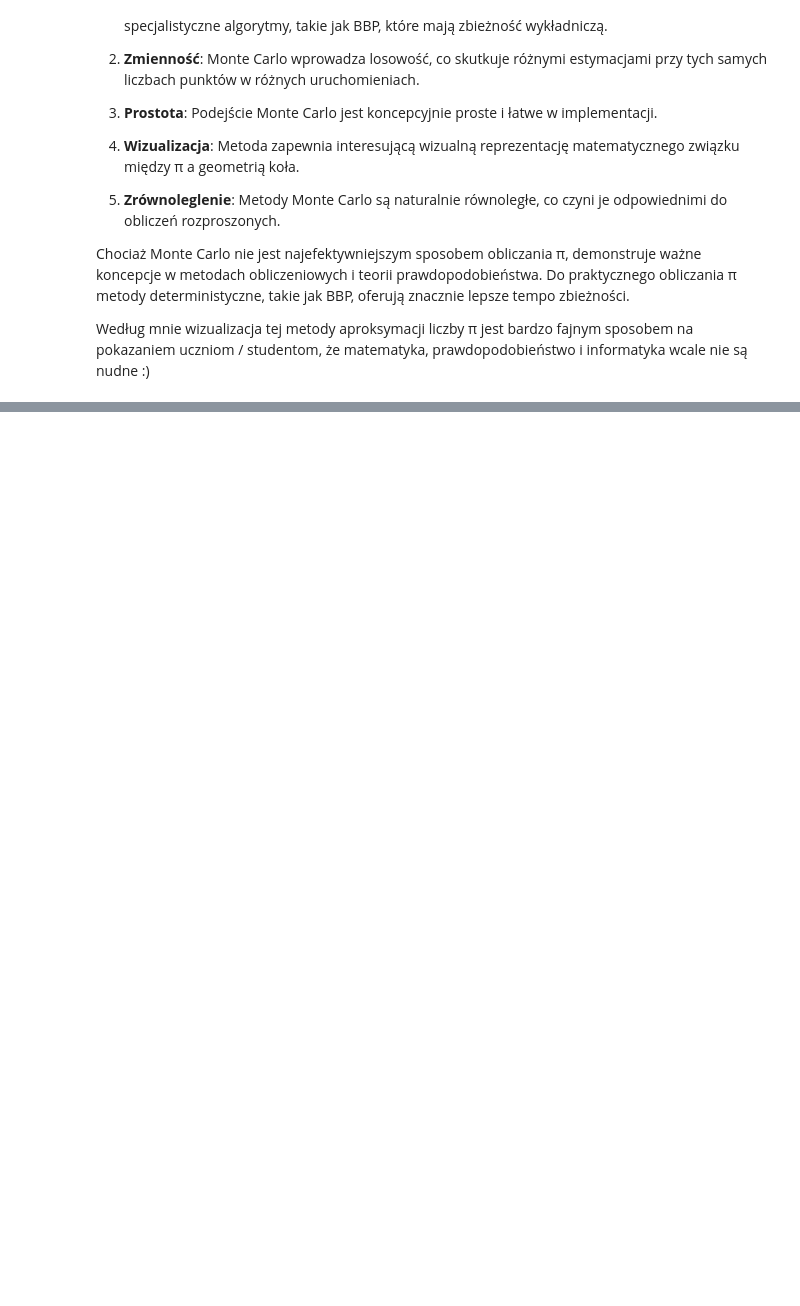
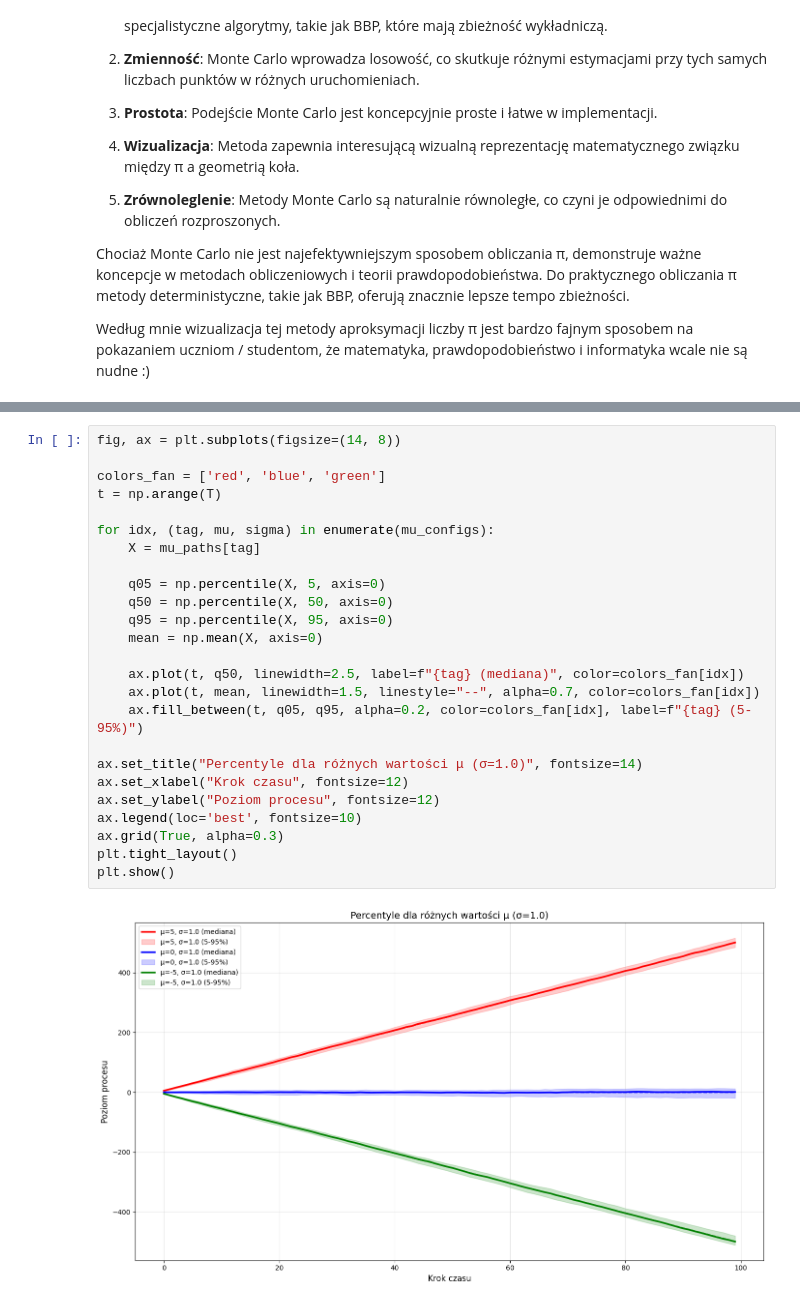
Before and after one commit to birzyk6/inteligencja-obliczeniowa, a Jupyter notebook: lab1 - Monte Carlo/montecarlo.ipynb, the cells around one changed output, grey strips where cells are left out. Saved outputs shown, nothing was run; the diff lists cells and outputs as text; blank space fills up the shorter version.

```diff
--- a/lab1 - Monte Carlo/montecarlo.ipynb
+++ b/lab1 - Monte Carlo/montecarlo.ipynb
@@ -626,0 +676,27 @@ Według mnie wizualizacja tej metody aproksymacji liczby π jest bardzo fajnym s
+# %%
+fig, ax = plt.subplots(figsize=(14, 8))
+
+colors_fan = ['red', 'blue', 'green']
+t = np.arange(T)
+
+for idx, (tag, mu, sigma) in enumerate(mu_configs):
+    X = mu_paths[tag]
+
+    q05 = np.percentile(X, 5, axis=0)
+    q50 = np.percentile(X, 50, axis=0)
+    q95 = np.percentile(X, 95, axis=0)
+    mean = np.mean(X, axis=0)
+
+    ax.plot(t, q50, linewidth=2.5, label=f"{tag} (mediana)", color=colors_fan[idx])
+    ax.plot(t, mean, linewidth=1.5, linestyle="--", alpha=0.7, color=colors_fan[idx])
+    ax.fill_between(t, q05, q95, alpha=0.2, color=colors_fan[idx], label=f"{tag} (5-95%)")
+
+ax.set_title("Percentyle dla różnych wartości μ (σ=1.0)", fontsize=14)
+ax.set_xlabel("Krok czasu", fontsize=12)
+ax.set_ylabel("Poziom procesu", fontsize=12)
+ax.legend(loc='best', fontsize=10)
+ax.grid(True, alpha=0.3)
+plt.tight_layout()
+plt.show()
+# %% [output]
+[figure, added]
```
Also changed, not shown: parts of 27 cells of this notebook.
